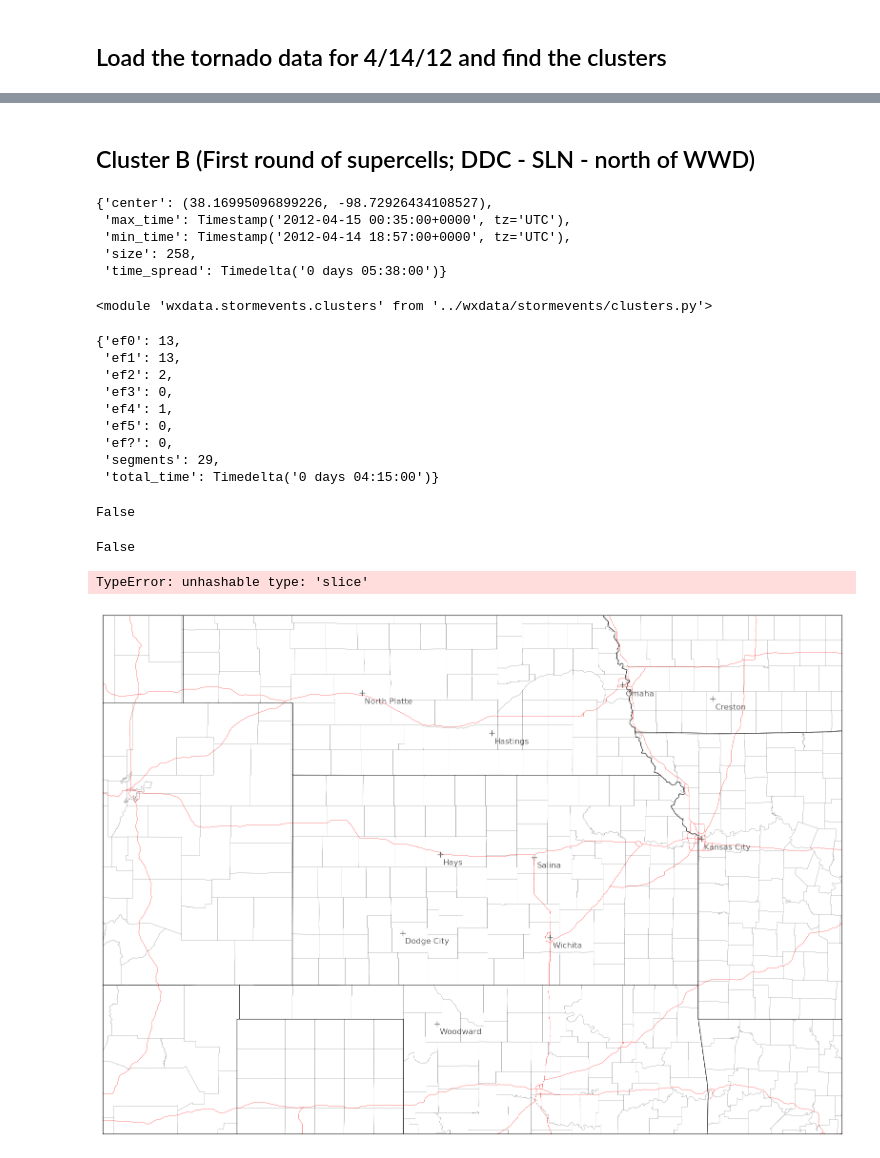
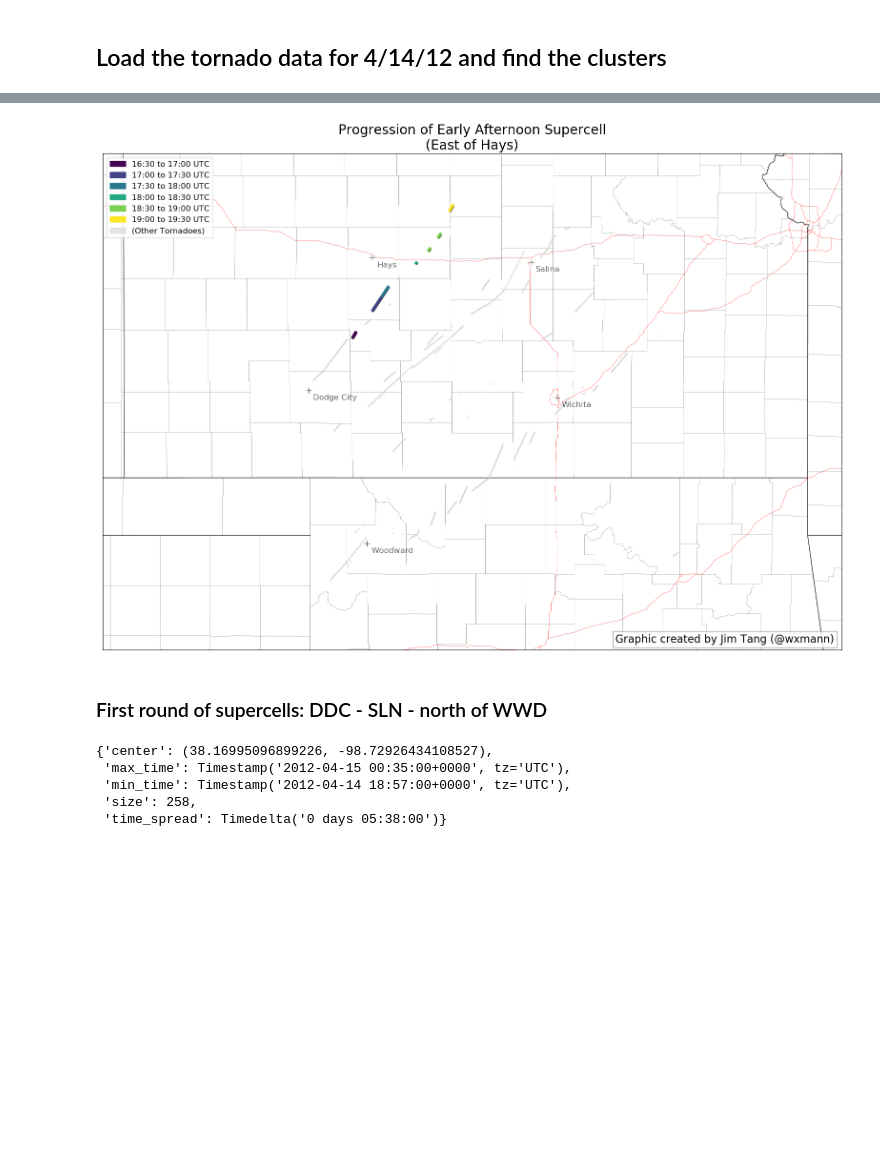
Before and after one commit to wxmann/tc-analysis, a Jupyter notebook: notebooks/Deconstructing the April 14, 2012 Tornado Outbreak.ipynb, the cells around one changed output, grey strips where cells are left out. Drawn from its saved outputs; the diff is of its cells as text; code cells hidden in the pictures; blank space fills up the shorter version.

```diff
--- a/notebooks/Deconstructing the April 14, 2012 Tornado Outbreak.ipynb
+++ b/notebooks/Deconstructing the April 14, 2012 Tornado Outbreak.ipynb
@@ -115,0 +126,3 @@ plt.show()
+# %%
+clust0 = clusters.clusters[0]
+clust0.summary()
@@ -116,3 +135,20 @@ plt.show()
+# %%
+fig = plt.figure(figsize=(20, 20), dpi=100)
+
+min_time = pd.Timestamp('2012-04-14 16:30+0000')
+max_time = pd.Timestamp('2012-04-14 19:30+0000')
+dt = pd.Timedelta('30 min')
+time_buckets = datetime_buckets(min_time, max_time, dt)
+
+plot_cluster_progression(clust0, clusters, time_buckets)
+
+plt.title('Progression of Early Afternoon Supercell'
+          '(East of Hays)',
+         fontsize=20)
+watermark(fig)
+plt.show()
+# %% [output]
+[figure, added]
 # %% [markdown]
-## Cluster B (First round of supercells; DDC - SLN - north of WWD)
+### First round of supercells: DDC - SLN - north of WWD
 # %%
@@ -124,8 +160,3 @@ clustb.summary()
  'min_time': Timestamp('2012-04-14 18:57:00+0000', tz='UTC'),
  'size': 258,
  'time_spread': Timedelta('0 days 05:38:00')}
-# %%
-import importlib
-importlib.reload(stormevents.clusters)
-# %% [output]
-<module 'wxdata.stormevents.clusters' from '../wxdata/stormevents/clusters.py'>
@@ -134,48 +162,0 @@ clustb = clusters.clusters[1]
-# %%
-clustb.tornado_stats()
-# %% [output]
-{'ef0': 13,
- 'ef1': 13,
- 'ef2': 2,
- 'ef3': 0,
- 'ef4': 1,
- 'ef5': 0,
- 'ef?': 0,
- 'segments': 29,
- 'total_time': Timedelta('0 days 04:15:00')}
-# %%
-isinstance(clustb.pts[['lat', 'lon']].as_matrix(), pd.DataFrame)
-# %% [output]
-False
-# %%
-min_hour = pd.Timestamp('2012-04-14 18:00+0000')
-max_hour = pd.Timestamp('2012-04-15 01:00+0000')
-
-start_time = min_hour
-pts = clustb.pts
-
-fig = plt.figure(figsize=(20, 20), dpi=100)
-bbox = (-105.5, -92, 34.8, 42.2)
-basemap = get_basemap(*bbox)
-plot_major_cities(basemap)
-
-hours = (max_hour - min_hour) // pd.Timedelta('1 hour') + 1
-colors = sample_colors(hours, 'rainbow')
-
-while start_time <= max_hour:
-    end_time = start_time + pd.Timedelta('1 hour')
-
-    hour_pts = pts[(pts.timestamp >= start_time) & (pts.timestamp < end_time)]
-#     latlons = hour_pts[['lat', 'lon']].as_matrix()
-    latlons = hour_pts[['lat', 'lon']]
-    lons = latlons[:, 1]
-    lats = latlons[:, 0]
-    x, y = basemap(lons, lats)
-
-    basemap.plot(x, y, 'o', markersize=2, color=next(colors))
-
-    start_time = end_time
-# %% [output]
-False
-TypeError: unhashable type: 'slice'
-[figure, removed]
```
Also changed, not shown: parts of 27 cells of this notebook, 1 other file.
